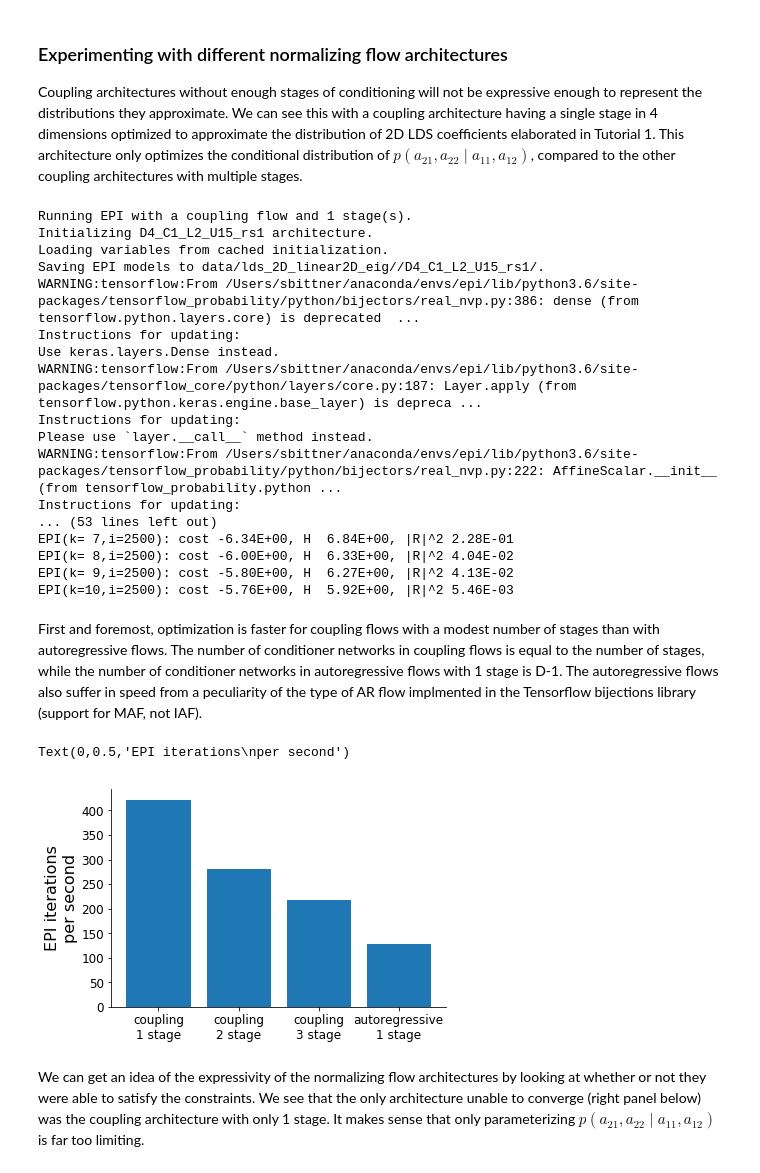
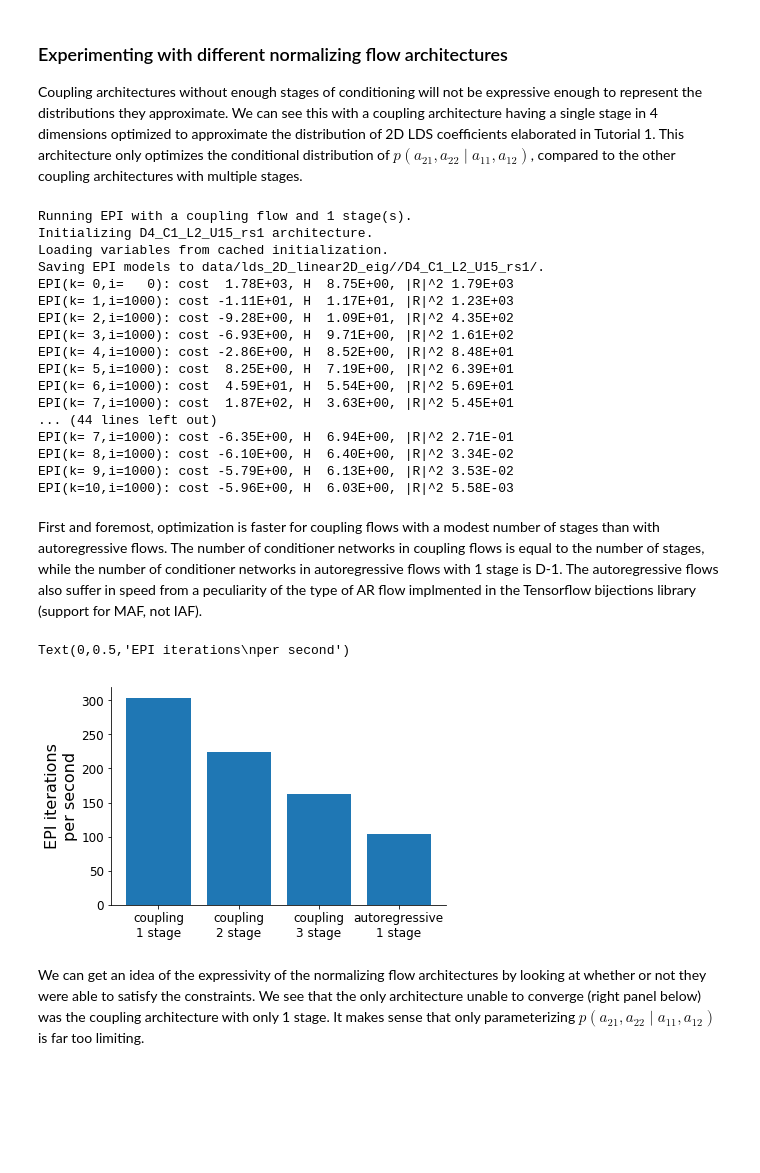
Before and after one commit to cunningham-lab/epi, a Jupyter notebook: notebooks/Normalizing_Flows.ipynb, the cells around one changed output. Saved outputs shown, nothing was run; the diff lists cells and outputs as text; code cells hidden in the pictures; blank space fills up the shorter version.

```diff
--- a/notebooks/Normalizing_Flows.ipynb
+++ b/notebooks/Normalizing_Flows.ipynb
@@ -142,7 +142,7 @@ for i in range(len(num_stages)):
         mu,
         arch_type='coupling',
         num_stages=_num_stages,
-        num_iters = 2500,
+        num_iters = 1000,
         c0=1e-3,
     )
     timing_coups.append(time.time() - _time)
@@ -165,35 +165,36 @@ Running EPI with a coupling flow and 1 stage(s).
 Initializing D4_C1_L2_U15_rs1 architecture.
 Loading variables from cached initialization.
 Saving EPI models to data/lds_2D_linear2D_eig//D4_C1_L2_U15_rs1/.
-WARNING:tensorflow:From /Users/sbittner/anaconda/envs/epi/lib/python3.6/site-packages/tensorflow_probability/python/bijectors/real_nvp.py:386: dense (from tensorflow.python.layers.core) is deprecated  ...
-Instructions for updating:
-Use keras.layers.Dense instead.
-WARNING:tensorflow:From /Users/sbittner/anaconda/envs/epi/lib/python3.6/site-packages/tensorflow_core/python/layers/core.py:187: Layer.apply (from tensorflow.python.keras.engine.base_layer) is depreca ...
-Instructions for updating:
-Please use `layer.__call__` method instead.
-WARNING:tensorflow:From /Users/sbittner/anaconda/envs/epi/lib/python3.6/site-packages/tensorflow_probability/python/bijectors/real_nvp.py:222: AffineScalar.__init__ (from tensorflow_probability.python ...
-Instructions for updating:
-... (53 lines left out)
-EPI(k= 7,i=2500): cost -6.34E+00, H  6.84E+00, |R|^2 2.28E-01
-EPI(k= 8,i=2500): cost -6.00E+00, H  6.33E+00, |R|^2 4.04E-02
-EPI(k= 9,i=2500): cost -5.80E+00, H  6.27E+00, |R|^2 4.13E-02
-EPI(k=10,i=2500): cost -5.76E+00, H  5.92E+00, |R|^2 5.46E-03
+EPI(k= 0,i=   0): cost  1.78E+03, H  8.75E+00, |R|^2 1.79E+03
+EPI(k= 1,i=1000): cost -1.11E+01, H  1.17E+01, |R|^2 1.23E+03
+EPI(k= 2,i=1000): cost -9.28E+00, H  1.09E+01, |R|^2 4.35E+02
+EPI(k= 3,i=1000): cost -6.93E+00, H  9.71E+00, |R|^2 1.61E+02
+EPI(k= 4,i=1000): cost -2.86E+00, H  8.52E+00, |R|^2 8.48E+01
+EPI(k= 5,i=1000): cost  8.25E+00, H  7.19E+00, |R|^2 6.39E+01
+EPI(k= 6,i=1000): cost  4.59E+01, H  5.54E+00, |R|^2 5.69E+01
+EPI(k= 7,i=1000): cost  1.87E+02, H  3.63E+00, |R|^2 5.45E+01
+... (44 lines left out)
+EPI(k= 7,i=1000): cost -6.35E+00, H  6.94E+00, |R|^2 2.71E-01
+EPI(k= 8,i=1000): cost -6.10E+00, H  6.40E+00, |R|^2 3.34E-02
+EPI(k= 9,i=1000): cost -5.79E+00, H  6.13E+00, |R|^2 3.53E-02
+EPI(k=10,i=1000): cost -5.96E+00, H  6.03E+00, |R|^2 5.58E-03
 # %% [markdown]
 First and foremost, optimization is faster for coupling flows with a modest number of stages than with autoregressive flows.  The number of conditioner networks in coupling flows is equal to the number of stages, while the number of conditioner networks in autoregressive flows with 1 stage is D-1.  The autoregressive flows also suffer in speed from a peculiarity of the type of AR flow implmented in the Tensorflow bijections library (support for MAF, not IAF).
 # %%
 num_iters = opt_data_ar['iteration'].max()
 times = timing_coups + [timing_ar]
 time_per_it = [num_iters / time for time in times]
 labels = ['coupling\n%d stage' % d for d in range(1, 4)] + ['autoregressive\n1 stage']
 plt.figure()
 ax = plt.gca()
+x = range(1, 5)
 ax.bar(x, time_per_it)
 ax.set_xticks(x)
 ax.set_xticklabels(labels)
 ax.set_ylabel('EPI iterations\nper second')
 # %% [output]
 Text(0,0.5,'EPI iterations\nper second')
-[figure, old version]
+[figure, new version]
 # %% [markdown]
 We can get an idea of the expressivity of the normalizing flow architectures by looking at whether or not they were able to satisfy the constraints.  We see that the only architecture unable to converge (right panel below) was the coupling architecture with only 1 stage. It makes sense that only parameterizing $p(a_{21}, a_{22} \mid a_{11}, a_{12})$ is far too limiting.
 # %%
```
Also changed, not shown: parts of 9 cells of this notebook.
